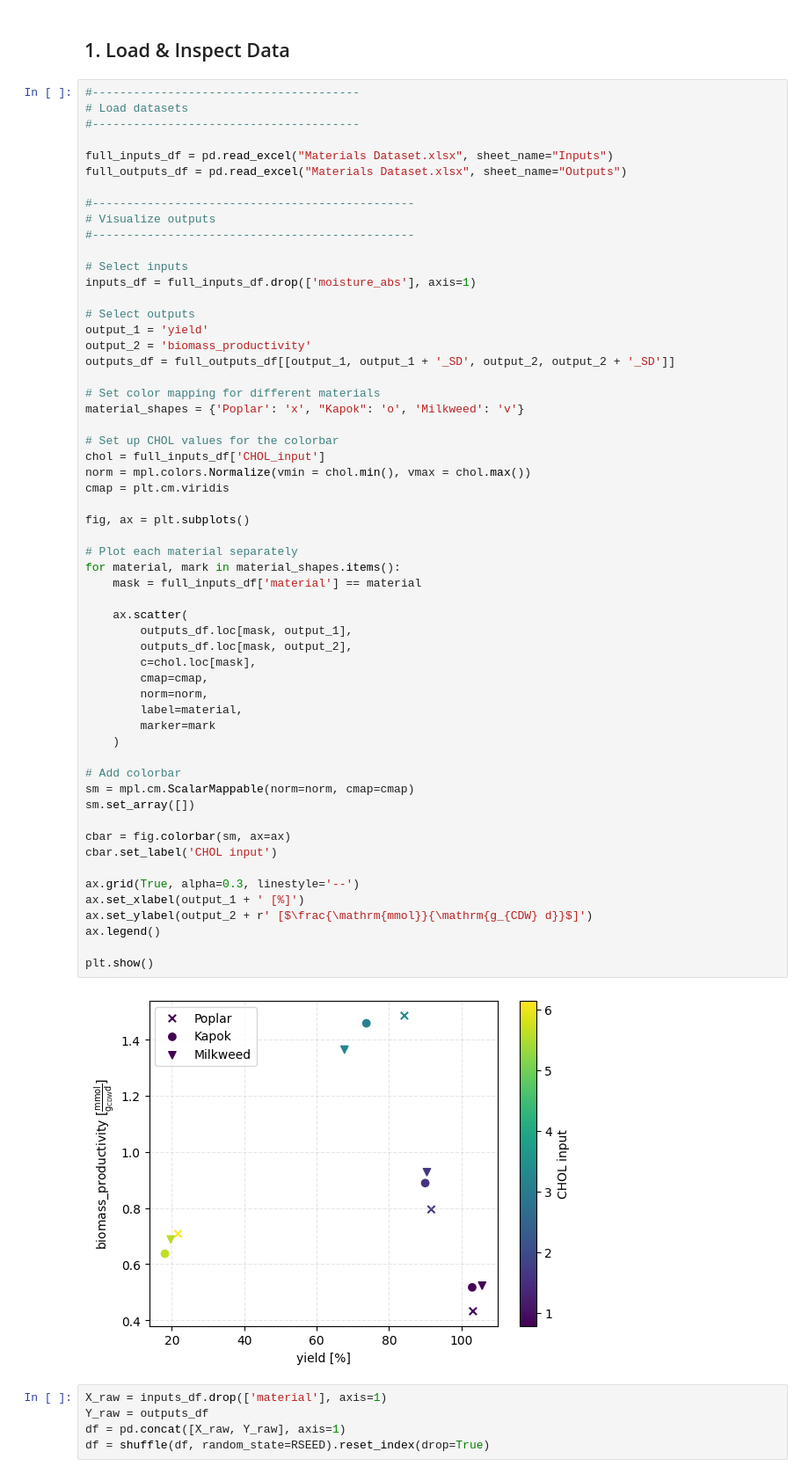
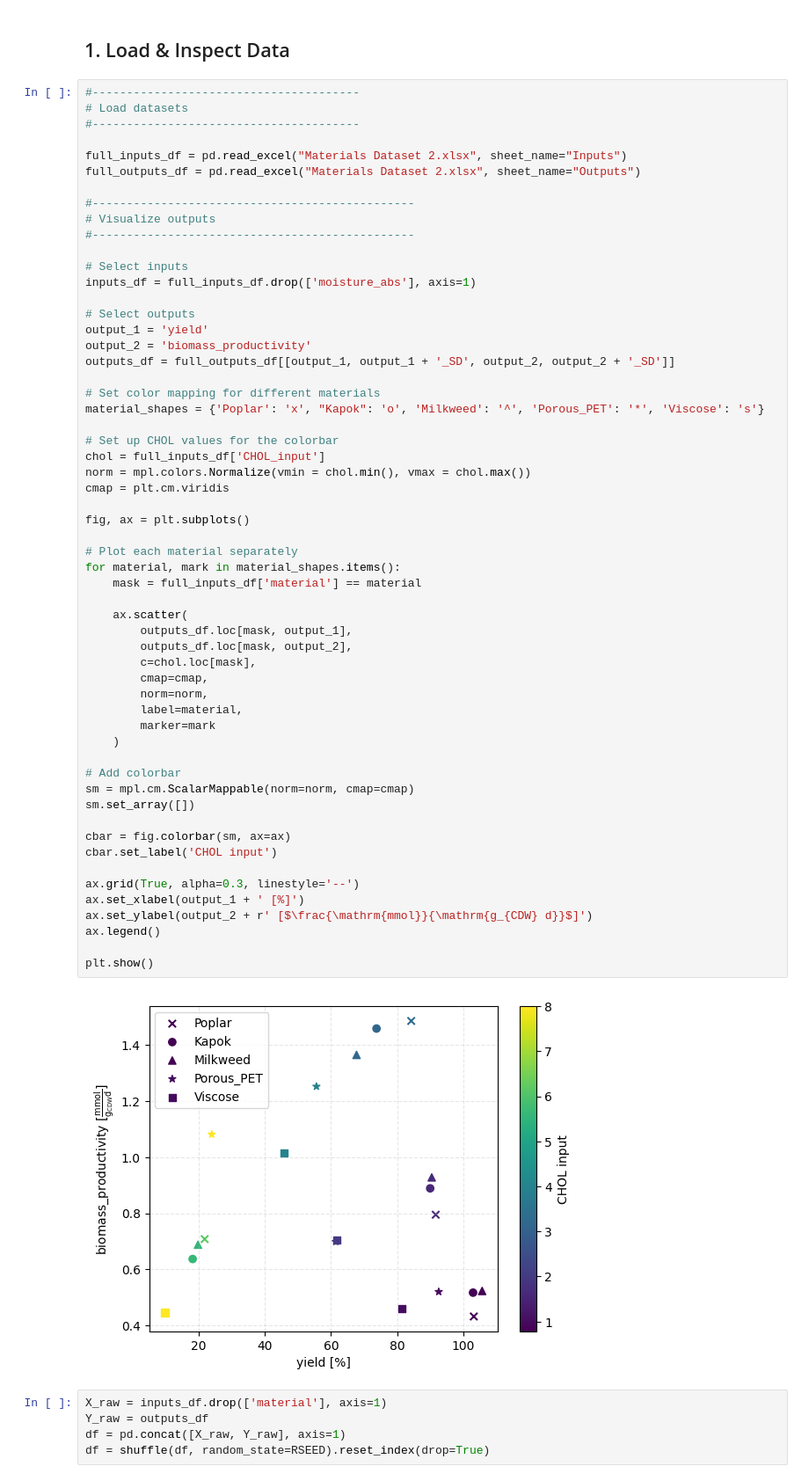
Before and after one commit to LucaBattt/GP-and-BO-for-Material-Selection, a Jupyter notebook: BO_Bioreactor_v2.ipynb, the cells around one changed output. Shown at 88% size. Drawn from its saved outputs; the diff is of its cells as text.

```diff
--- a/BO_Bioreactor_v2.ipynb
+++ b/BO_Bioreactor_v2.ipynb
@@ -56,8 +56,8 @@ dtype = torch.double
 # Load datasets
 #---------------------------------------
 
-full_inputs_df = pd.read_excel("Materials Dataset.xlsx", sheet_name="Inputs")
-full_outputs_df = pd.read_excel("Materials Dataset.xlsx", sheet_name="Outputs")
+full_inputs_df = pd.read_excel("Materials Dataset 2.xlsx", sheet_name="Inputs")
+full_outputs_df = pd.read_excel("Materials Dataset 2.xlsx", sheet_name="Outputs")
 
 #-----------------------------------------------
 # Visualize outputs
@@ -72,7 +72,7 @@ output_2 = 'biomass_productivity'
 outputs_df = full_outputs_df[[output_1, output_1 + '_SD', output_2, output_2 + '_SD']]
 
 # Set color mapping for different materials
-material_shapes = {'Poplar': 'x', "Kapok": 'o', 'Milkweed': 'v'}
+material_shapes = {'Poplar': 'x', "Kapok": 'o', 'Milkweed': '^', 'Porous_PET': '*', 'Viscose': 's'}
 
 # Set up CHOL values for the colorbar
 chol = full_inputs_df['CHOL_input']
@@ -82,34 +82,34 @@ cmap = plt.cm.viridis
 fig, ax = plt.subplots()
 
 # Plot each material separately
 for material, mark in material_shapes.items():
     mask = full_inputs_df['material'] == material
 
     ax.scatter(
         outputs_df.loc[mask, output_1],
         outputs_df.loc[mask, output_2],
         c=chol.loc[mask],
         cmap=cmap,
         norm=norm,
         label=material,
         marker=mark
     )
 
 # Add colorbar
 sm = mpl.cm.ScalarMappable(norm=norm, cmap=cmap)
 sm.set_array([])
 
 cbar = fig.colorbar(sm, ax=ax)
 cbar.set_label('CHOL input')
 
 ax.grid(True, alpha=0.3, linestyle='--')
 ax.set_xlabel(output_1 + ' [%]')
 ax.set_ylabel(output_2 + r' [$\frac{\mathrm{mmol}}{\mathrm{g_{CDW} d}}$]')
 ax.legend()
 
 plt.show()
 # %% [output]
-[figure, old version]
+[figure, new version]
 # %%
 X_raw = inputs_df.drop(['material'], axis=1)
 Y_raw = outputs_df
```
Also changed, not shown: parts of 17 cells of this notebook, 1 other file.
